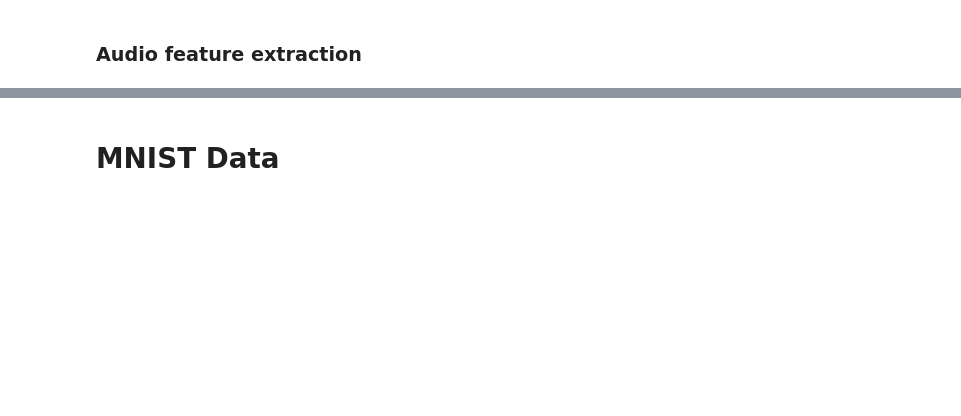
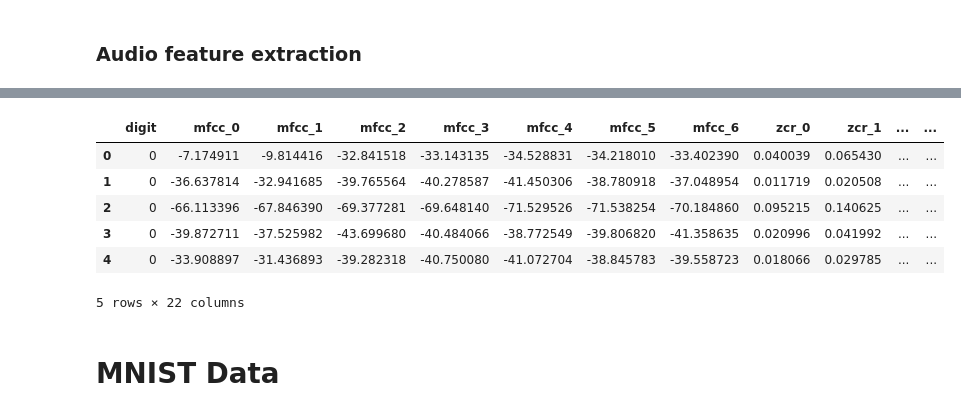
Before and after one commit to npgilman/CIS4930_FinalProject, a Jupyter notebook: CIS4930_FinalProject.ipynb, the cells around one changed output, grey strips where cells are left out. Saved outputs shown, nothing was run; the diff lists cells and outputs as text; code cells hidden in the pictures; blank space fills up the shorter version.

```diff
--- a/CIS4930_FinalProject.ipynb
+++ b/CIS4930_FinalProject.ipynb
@@ -77,14 +83,14 @@ for i in audioFiles:
     df_zero_crossing_rate = pd.DataFrame()
     df_mel_spectrogram = pd.DataFrame()
 
-    mfccs = librosa.feature.mfcc(y=signal, sr=sample_rate, n_mfcc=12)
+    mfccs = librosa.feature.mfcc(y=signal, sr=sample_rate, n_mfcc=7)
     for n_mfcc in range(len(mfccs)):
         df_mfccs['MFCC_%d'%(n_mfcc+1)] = mfccs.T[n_mfcc]
 
     zcr = librosa.feature.zero_crossing_rate(y=signal)
     df_zero_crossing_rate['ZCR'] = zcr[0]
 
-    mel_spectrogram = librosa.feature.melspectrogram(y=signal, sr=sample_rate, n_mels=12)
+    mel_spectrogram = librosa.feature.melspectrogram(y=signal, sr=sample_rate, n_mels=7)
     for n_mel in range(len(mel_spectrogram)):
         df_mel_spectrogram['Mel_Spectrogram_%d'%(n_mel+1)] = mel_spectrogram.T[n_mel]
 
@@ -97,0 +124,17 @@ IndexError: index 11 is out of bounds for axis 0 with size 11
+# %%
+mfccData = [average(i.to_numpy()) for i in mfccList]
+zcrData = [i.to_numpy() for i in zcrList]
+mel_specData = [average(i.to_numpy()) for i in mel_specList]
+
+audioDigits = []
+for i in audioFiles:
+    audioDigits.append(i.split('_')[0])
+# %%
+zcrExData = [i for i in zcrData]
+zcrExtraction = []
+for i in range(len(zcrData)):
+    extraction = []
+    for x in zcrData[i]:
+        extraction.append(x[0])
+    zcrExtraction.append(extraction)
+print(zcrExtraction)
@@ -97,0 +143,3 @@ IndexError: index 11 is out of bounds for axis 0 with size 11
+# %%
+audioDF = pd.DataFrame(data={"mfcc": mfccData, "zcr": zcrExtraction, "mel_spec": mel_specData, "digit": audioDigits})
+audioDF.head()
@@ -97,0 +165,28 @@ IndexError: index 11 is out of bounds for axis 0 with size 11
+# %%
+def explode_array_column(row, title):
+    return pd.Series(row[title])
+
+explodedMFCC = audioDF.apply(lambda x: explode_array_column(x, 'mfcc'), axis=1)
+explodedMFCC.columns = ['mfcc_{}'.format(i) for i in range(explodedMFCC.shape[1])]
+explodedZCR = audioDF.apply(lambda x: explode_array_column(x, 'zcr'), axis=1)
+explodedZCR.columns = ['zcr_{}'.format(i) for i in range(explodedZCR.shape[1])]
+explodedMelSpec = audioDF.apply(lambda x: explode_array_column(x, 'mel_spec'), axis=1)
+explodedMelSpec.columns = ['mel_spec_{}'.format(i) for i in range(explodedMelSpec.shape[1])]
+
+
+df = pd.concat([audioDF, explodedMFCC], axis=1)
+df = pd.concat([df, explodedZCR], axis=1)
+df = pd.concat([df, explodedMelSpec], axis=1)
+df = df.drop('mfcc', axis=1)
+df = df.drop('zcr', axis=1)
+df = df.drop('mel_spec', axis=1)
+
+df.head()
+# %% [output]
+|  | digit | mfcc_0 | mfcc_1 | mfcc_2 | mfcc_3 | mfcc_4 | mfcc_5 | mfcc_6 | zcr_0 | zcr_1 | ... | ... |
+| 0 | 0 | -7.174911 | -9.814416 | -32.841518 | -33.143135 | -34.528831 | -34.218010 | -33.402390 | 0.040039 | 0.065430 | ... | ... |
+| 1 | 0 | -36.637814 | -32.941685 | -39.765564 | -40.278587 | -41.450306 | -38.780918 | -37.048954 | 0.011719 | 0.020508 | ... | ... |
+| 2 | 0 | -66.113396 | -67.846390 | -69.377281 | -69.648140 | -71.529526 | -71.538254 | -70.184860 | 0.095215 | 0.140625 | ... | ... |
+| 3 | 0 | -39.872711 | -37.525982 | -43.699680 | -40.484066 | -38.772549 | -39.806820 | -41.358635 | 0.020996 | 0.041992 | ... | ... |
+| 4 | 0 | -33.908897 | -31.436893 | -39.282318 | -40.750080 | -41.072704 | -38.845783 | -39.558723 | 0.018066 | 0.029785 | ... | ... |
+5 rows × 22 columns
```
Also changed, not shown: parts of 16 cells of this notebook.
